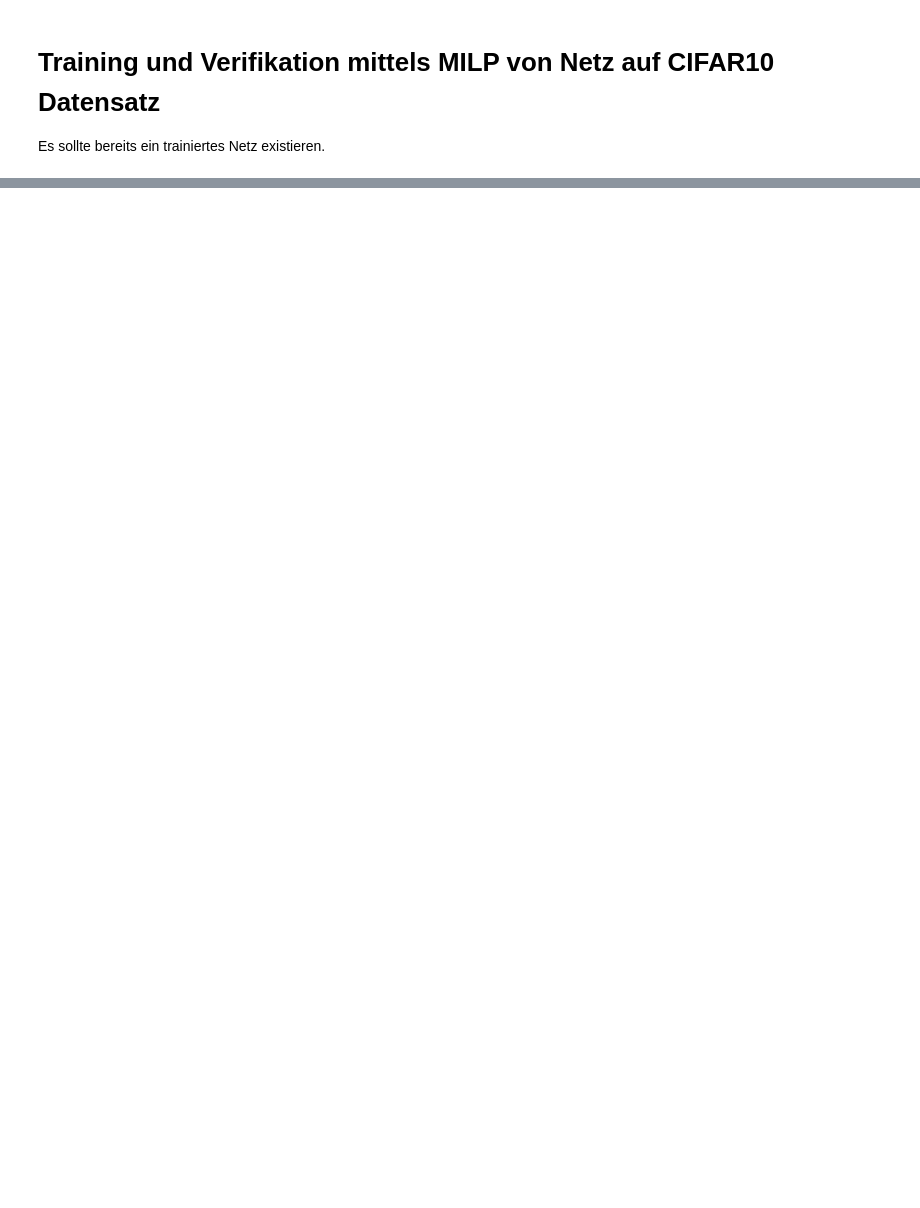
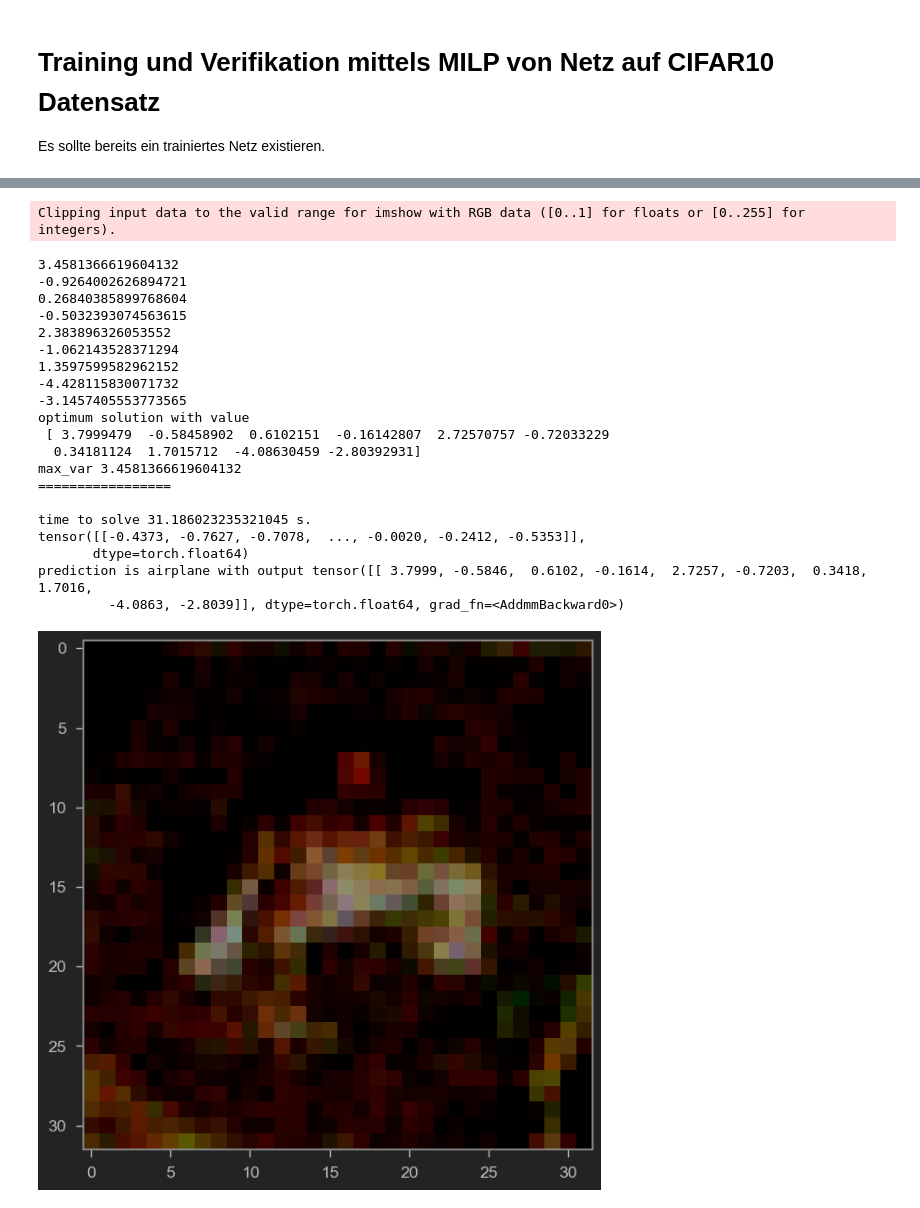
Before and after one commit to ufukguenes/ICNN_verification, a Jupyter notebook: script/Experiments/CIFAR10_MILP_Verification.ipynb, the cells around one changed output, grey strips where cells are left out. Cells and saved outputs as stored; diff of their text form; code cells hidden in the pictures; blank space fills up the shorter version.

```diff
--- a/script/Experiments/CIFAR10_MILP_Verification.ipynb
+++ b/script/Experiments/CIFAR10_MILP_Verification.ipynb
@@ -91 +98,23 @@ def add_relu_constr(model, input_vars, number_of_out_features, lb, ub, i=0):
     return relu_vars
+# %%
+def add_sequential_constr(model, predictor, input_vars, output_vars):
+    parameter_list = list(predictor.parameters())
+
+    in_var = input_vars
+    # todo lower und upper bounds für variablen und relu berechnen
+    lb = -100
+    ub = 100
+    for i in range(0, len(parameter_list), 2):
+        W, b = parameter_list[i].detach().numpy(), parameter_list[i + 1].detach().numpy()
+
+        out_fet = len(b)
+        out_vars = model.addMVar(out_fet, lb=lb, ub=ub, name="affine_var" + str(i))
+        const = model.addConstrs((W[i] @ in_var + b[i] == out_vars[i] for i in range(len(W))))
+        in_var = out_vars
+
+        if i < len(parameter_list) - 2:
+            relu_vars = add_relu_constr(model, in_var, out_fet, lb, ub, i)
+            in_var = relu_vars
+            out_vars = relu_vars
+
+    const = model.addConstrs(out_vars[i] == output_vars[i] for i in range(out_fet))
@@ -91,0 +162,15 @@ def add_relu_constr(model, input_vars, number_of_out_features, lb, ub, i=0):
+# %%
+print("=================")
+start = time.time()
+alt_pic, alt_out = verification_of_normal(model, images, labels, eps=0.1, bound=0+0.001)
+end = time.time() - start
+print("=================")
+print("")
+print("time to solve {} s.".format(end))
+print(alt_pic)
+out = model(alt_pic)
+print("prediction is {} with output {} ".format(classes[out.argmax()], out))
+
+reshaped = np.reshape(alt_pic, (3, 32, 32))
+imshow(reshaped)
+# %% [output]
@@ -91,0 +194,22 @@ def add_relu_constr(model, input_vars, number_of_out_features, lb, ub, i=0):
+Clipping input data to the valid range for imshow with RGB data ([0..1] for floats or [0..255] for integers).
+3.4581366619604132
+-0.9264002626894721
+0.26840385899768604
+-0.5032393074563615
+2.383896326053552
+-1.062143528371294
+1.3597599582962152
+-4.428115830071732
+-3.1457405553773565
+optimum solution with value
+ [ 3.7999479  -0.58458902  0.6102151  -0.16142807  2.72570757 -0.72033229
+  0.34181124  1.7015712  -4.08630459 -2.80392931]
+max_var 3.4581366619604132
+=================
+
+time to solve 31.186023235321045 s.
+tensor([[-0.4373, -0.7627, -0.7078,  ..., -0.0020, -0.2412, -0.5353]],
+       dtype=torch.float64)
+prediction is airplane with output tensor([[ 3.7999, -0.5846,  0.6102, -0.1614,  2.7257, -0.7203,  0.3418,  1.7016,
+         -4.0863, -2.8039]], dtype=torch.float64, grad_fn=<AddmmBackward0>)
+[figure, added]
```
Also changed, not shown: parts of 17 cells of this notebook.
